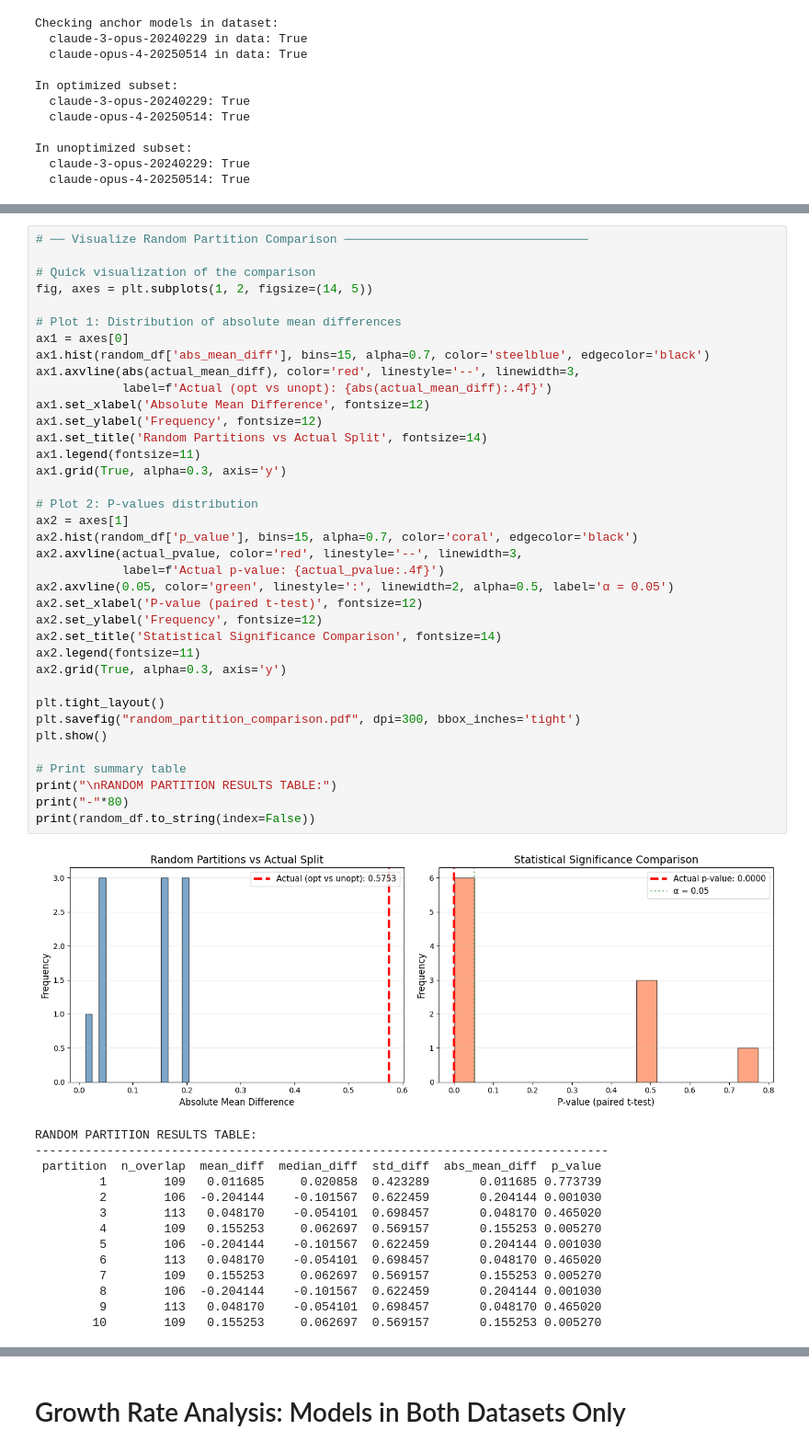
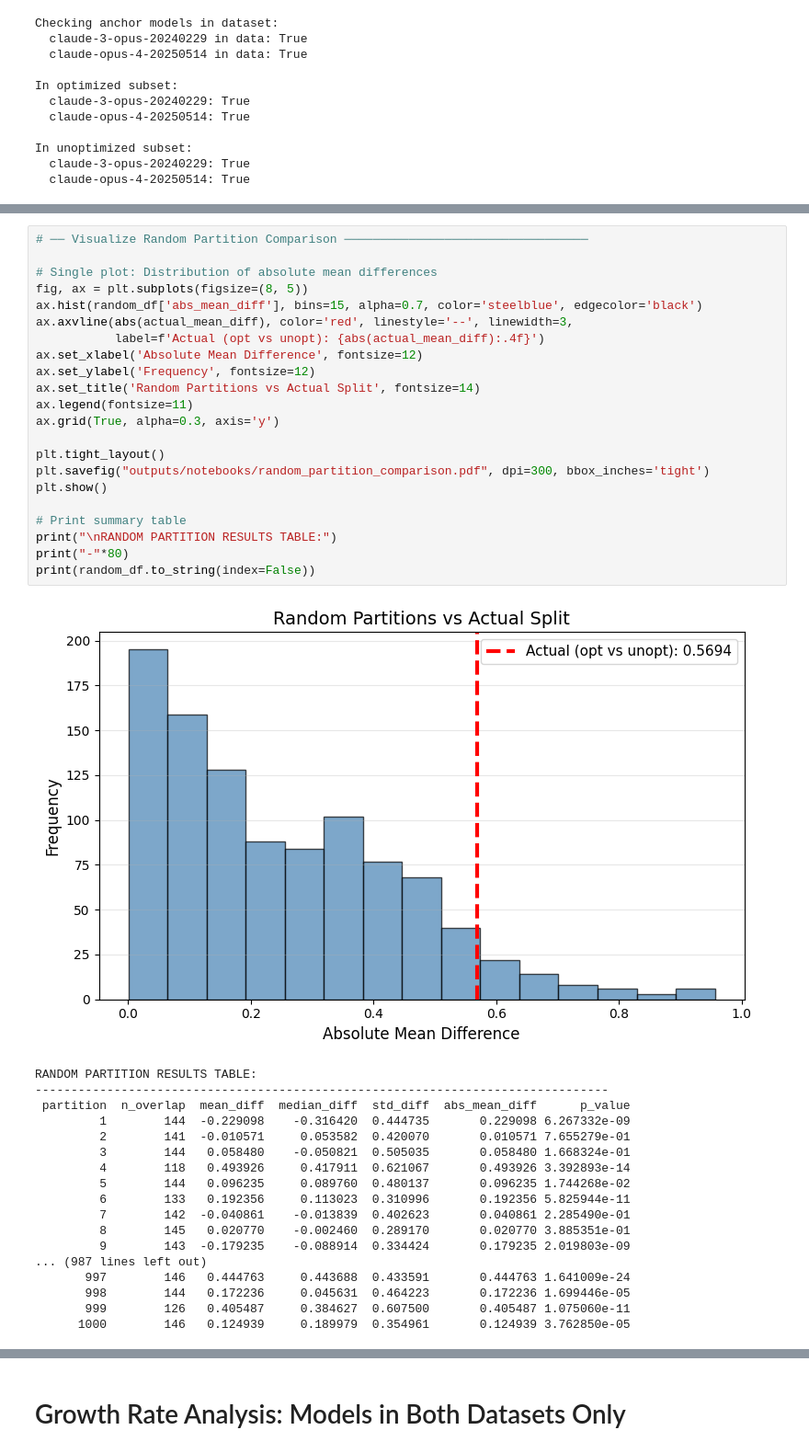
Before and after one commit to epoch-research/benchmark-stitching, a Jupyter notebook: notebooks/optimization_pressure.ipynb, the cells around one changed output, grey strips where cells are left out. Shown at 92% size. Cells and saved outputs as stored; diff of their text form.

```diff
--- a/notebooks/optimization_pressure.ipynb
+++ b/notebooks/optimization_pressure.ipynb
@@ -1112,52 +1453,41 @@ of the random partition distribution.
 # %%
 # ── Visualize Random Partition Comparison ──────────────────────────────────
 
-# Quick visualization of the comparison
-fig, axes = plt.subplots(1, 2, figsize=(14, 5))
-
-# Plot 1: Distribution of absolute mean differences
-ax1 = axes[0]
-ax1.hist(random_df['abs_mean_diff'], bins=15, alpha=0.7, color='steelblue', edgecolor='black')
-ax1.axvline(abs(actual_mean_diff), color='red', linestyle='--', linewidth=3,
-            label=f'Actual (opt vs unopt): {abs(actual_mean_diff):.4f}')
-ax1.set_xlabel('Absolute Mean Difference', fontsize=12)
-ax1.set_ylabel('Frequency', fontsize=12)
-ax1.set_title('Random Partitions vs Actual Split', fontsize=14)
-ax1.legend(fontsize=11)
-ax1.grid(True, alpha=0.3, axis='y')
-
-# Plot 2: P-values distribution
-ax2 = axes[1]
-ax2.hist(random_df['p_value'], bins=15, alpha=0.7, color='coral', edgecolor='black')
-ax2.axvline(actual_pvalue, color='red', linestyle='--', linewidth=3,
-            label=f'Actual p-value: {actual_pvalue:.4f}')
-ax2.axvline(0.05, color='green', linestyle=':', linewidth=2, alpha=0.5, label='α = 0.05')
-ax2.set_xlabel('P-value (paired t-test)', fontsize=12)
-ax2.set_ylabel('Frequency', fontsize=12)
-ax2.set_title('Statistical Significance Comparison', fontsize=14)
-ax2.legend(fontsize=11)
-ax2.grid(True, alpha=0.3, axis='y')
+# Single plot: Distribution of absolute mean differences
+fig, ax = plt.subplots(figsize=(8, 5))
+ax.hist(random_df['abs_mean_diff'], bins=15, alpha=0.7, color='steelblue', edgecolor='black')
+ax.axvline(abs(actual_mean_diff), color='red', linestyle='--', linewidth=3,
+           label=f'Actual (opt vs unopt): {abs(actual_mean_diff):.4f}')
+ax.set_xlabel('Absolute Mean Difference', fontsize=12)
+ax.set_ylabel('Frequency', fontsize=12)
+ax.set_title('Random Partitions vs Actual Split', fontsize=14)
+ax.legend(fontsize=11)
+ax.grid(True, alpha=0.3, axis='y')
 
 plt.tight_layout()
-plt.savefig("random_partition_comparison.pdf", dpi=300, bbox_inches='tight')
+plt.savefig("outputs/notebooks/random_partition_comparison.pdf", dpi=300, bbox_inches='tight')
 plt.show()
 
 # Print summary table
 print("\nRANDOM PARTITION RESULTS TABLE:")
 print("-"*80)
 print(random_df.to_string(index=False))
 # %% [output]
-[figure, old version]
+[figure, new version]
 RANDOM PARTITION RESULTS TABLE:
 --------------------------------------------------------------------------------
- partition  n_overlap  mean_diff  median_diff  std_diff  abs_mean_diff  p_value
-         1        109   0.011685     0.020858  0.423289       0.011685 0.773739
-         2        106  -0.204144    -0.101567  0.622459       0.204144 0.001030
-         3        113   0.048170    -0.054101  0.698457       0.048170 0.465020
-         4        109   0.155253     0.062697  0.569157       0.155253 0.005270
-         5        106  -0.204144    -0.101567  0.622459       0.204144 0.001030
-         6        113   0.048170    -0.054101  0.698457       0.048170 0.465020
-         7        109   0.155253     0.062697  0.569157       0.155253 0.005270
-         8        106  -0.204144    -0.101567  0.622459       0.204144 0.001030
-         9        113   0.048170    -0.054101  0.698457       0.048170 0.465020
-        10        109   0.155253     0.062697  0.569157       0.155253 0.005270
+ partition  n_overlap  mean_diff  median_diff  std_diff  abs_mean_diff      p_value
+         1        144  -0.229098    -0.316420  0.444735       0.229098 6.267332e-09
+         2        141  -0.010571     0.053582  0.420070       0.010571 7.655279e-01
+         3        144   0.058480    -0.050821  0.505035       0.058480 1.668324e-01
+         4        118   0.493926     0.417911  0.621067       0.493926 3.392893e-14
+         5        144   0.096235     0.089760  0.480137       0.096235 1.744268e-02
+         6        133   0.192356     0.113023  0.310996       0.192356 5.825944e-11
+         7        142  -0.040861    -0.013839  0.402623       0.040861 2.285490e-01
+         8        145   0.020770    -0.002460  0.289170       0.020770 3.885351e-01
+         9        143  -0.179235    -0.088914  0.334424       0.179235 2.019803e-09
+... (987 lines left out)
+       997        146   0.444763     0.443688  0.433591       0.444763 1.641009e-24
+       998        144   0.172236     0.045631  0.464223       0.172236 1.699446e-05
+       999        126   0.405487     0.384627  0.607500       0.405487 1.075060e-11
+      1000        146   0.124939     0.189979  0.354961       0.124939 3.762850e-05
```
Also changed, not shown: parts of 32 cells of this notebook, 16 other files.
